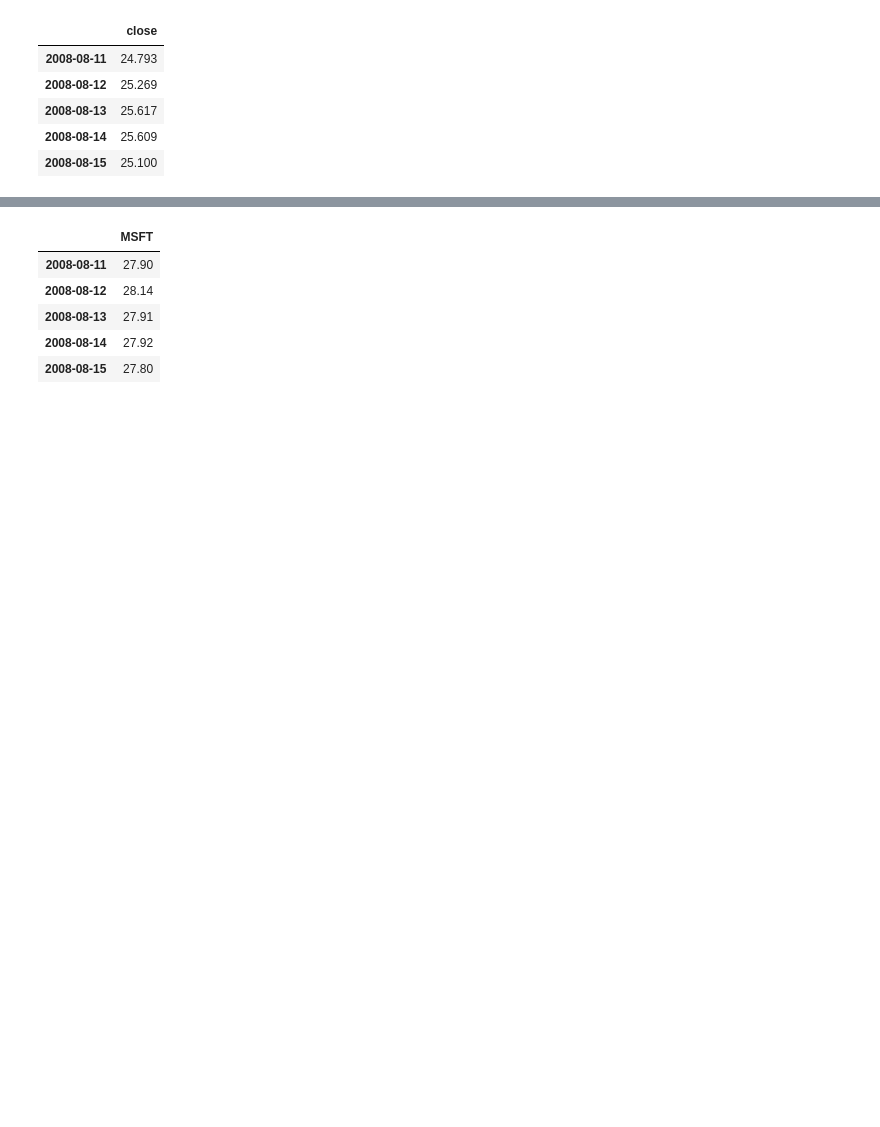
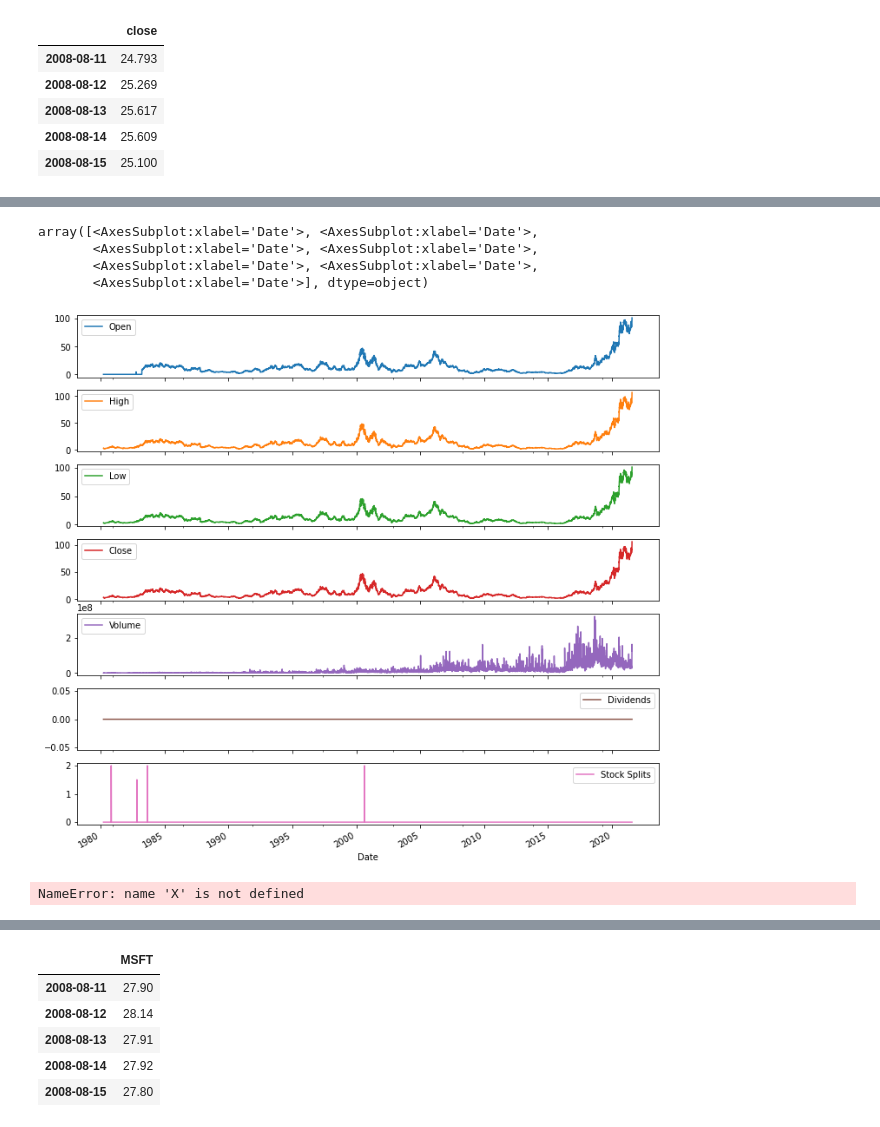
Before and after one commit to whitneydt/Algo_Project, a Jupyter notebook: Tech.ipynb, the cells around one changed output, grey strips where cells are left out. Drawn from its saved outputs; the diff is of its cells as text; code cells hidden in the pictures; blank space fills up the shorter version.

```diff
--- a/Tech.ipynb
+++ b/Tech.ipynb
@@ -374,0 +397,6 @@ aapl_df.head()
+# %%
+import yfinance as yf
+amd = yf.Ticker("AMD")
+amd_hist = amd.history(period="max")
+
+amd.info # Stored in a dictionary with all kinds of info on the company
@@ -374,0 +544,8 @@ aapl_df.head()
+# %%
+amd_hist.plot(kind='line', figsize=(12,12), subplots=True)
+# %% [output]
+array([<AxesSubplot:xlabel='Date'>, <AxesSubplot:xlabel='Date'>,
+       <AxesSubplot:xlabel='Date'>, <AxesSubplot:xlabel='Date'>,
+       <AxesSubplot:xlabel='Date'>, <AxesSubplot:xlabel='Date'>,
+       <AxesSubplot:xlabel='Date'>], dtype=object)
+[figure, added]
@@ -374,0 +554,13 @@ aapl_df.head()
+# %%
+# Need to figure out the features, which will be X, and the target, which will be y.
+scaler = MinMaxScaler()
+scaler.fit(X)
+X_train, X_test = scaler.transform(X_train, X_test)
+scaler.fit(y)
+y_train = scaler.transform(y_train)
+y_test = scaler.transform(y_test)
+
+
+(X_train, y_train), (X_test, y_test) = mnist.load_data() # Need to convert AAPL close prices to a string
+# %% [output]
+NameError: name 'X' is not defined
```
Also changed, not shown: parts of 17 cells of this notebook, 32 other files.
